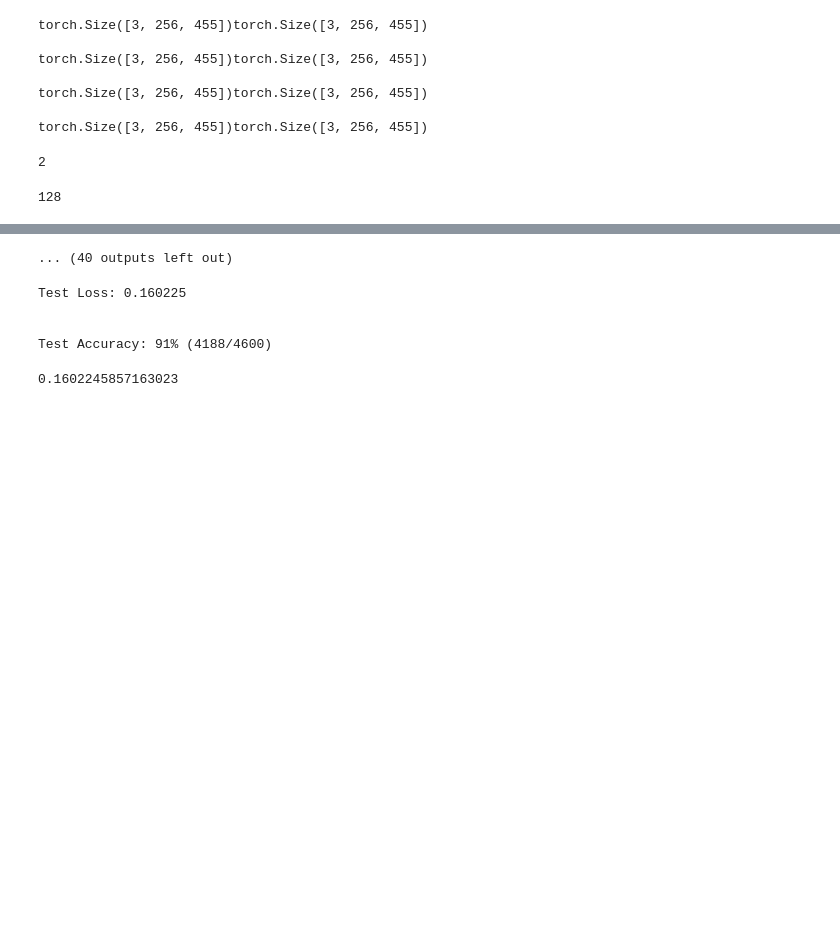
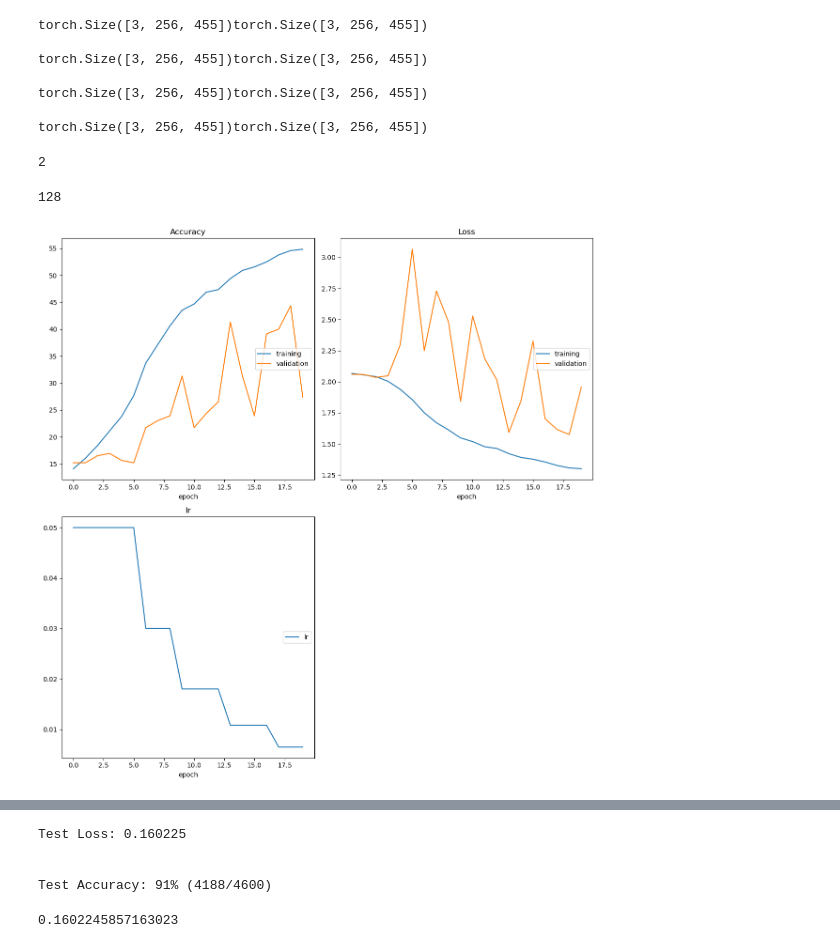
Before and after one commit to faisaluty25/videoEmotionRecognition, a Jupyter notebook: cnn_from_scratch.ipynb, the cells around one changed output, grey strips where cells are left out. Drawn from its saved outputs; the diff is of its cells as text; code cells hidden in the pictures; blank space fills up the shorter version.

Commit message:
fix train loop

```diff
--- a/cnn_from_scratch.ipynb
+++ b/cnn_from_scratch.ipynb
@@ -74,6 +74,18 @@ torch.Size([3, 256, 455])torch.Size([3, 256, 455])
 len(labels)
 # %% [output]
 128
+# %%
+print_model=0
+batch_size = 512  # size of the minibatch for stochastic gradient descent (or Adam)
+num_epochs = 20     # number of epochs for training
+num_classes = 8       # number of classes. Do not change this
+learning_rate =0.05*(0.6)**0  # Learning rate for SGD (or Adam)
+weight_decay = 0.001     # regularization. Increase this to combat overfitting
+momentum=0.9
+accumulation_steps=2
+model_name= "MyModel2"
+
+suffix=''
 # %%
 from src.data import get_data_loaders
 from src.train import optimize
@@ -83,17 +95,7 @@ import src.model as models
 from torch.optim import lr_scheduler
 import torch
 
-print_model=0
-batch_size = 512  # size of the minibatch for stochastic gradient descent (or Adam)
-num_epochs = 70     # number of epochs for training
-num_classes = 1000       # number of classes. Do not change this
-learning_rate =0.05*(0.6)**0  # Learning rate for SGD (or Adam)
-weight_decay = 0.001     # regularization. Increase this to combat overfitting
-momentum=0.9
-accumulation_steps=2
-model_name= "MyModel2"
 
-suffix=''
 
 data_loaders = get_data_loaders(batch_size=batch_size, is_mel=False)
 torch.backends.cuda.matmul.allow_tf32=True
@@ -119,31 +121,33 @@ def step(loss ,epoch=None):
     scheduler.step(loss)
 
 def loss(output,target):
     #target=F.one_hot(target, num_classes).float()
     return F.cross_entropy(output, target,label_smoothing=0.03)
 
 
 
 
 s_epoch=load_model(model_name+suffix,model)
 if print_model:
     print(f"model {model_name} has :{sum(p.numel() for p in model.parameters())/1e6} M parameters ")
     print(f"Effictive W>0.01 precentage: ")
     print('\n'.join('layer {} has : {}'.format(n,torch.sum(torch.abs(p)>0.01)/p.numel()) for n, p in model.named_parameters()))
 #replace_insatance(model,torch.nn.LeakyReLU, models.Swish())
 #print(model)
 
 optimize(
     data_loaders,
     model,
     optimizer,
     loss,
     s_epoch=s_epoch,
     n_epochs=num_epochs,
     model_name=model_name+suffix,
     step=step,
     accumulation_steps=accumulation_steps,
-    run_logs=True,
+    run_logs=False,
+    interactive_tracking=True
 
 )
 # %% [output]
+[figure, added]
@@ -169,4 +155,3 @@ New max accuracy: 21.739130. Saving model ...
-... (40 outputs left out)
 # %%
 
 # Get the loss using get_loss
```
Also changed, not shown: parts of 1 cell of this notebook, 9 other files.
